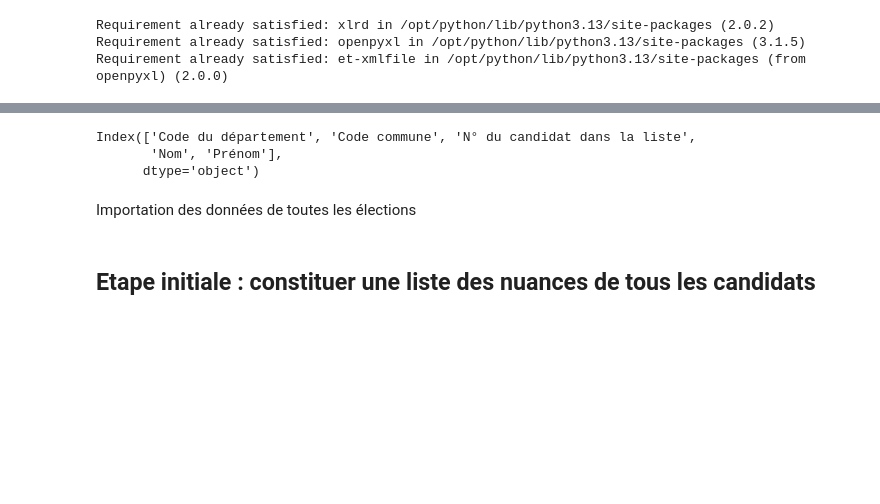
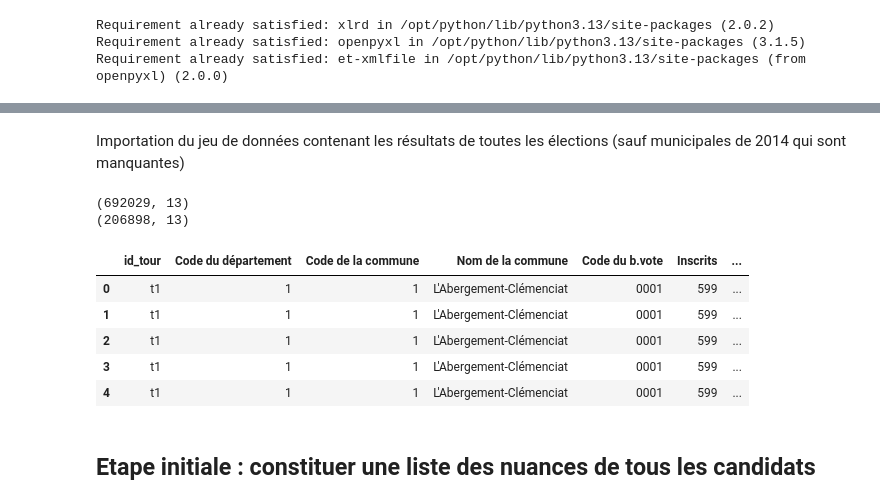
Before and after one commit to xdalp/projet3A, a Jupyter notebook: vote.ipynb, the cells around one changed output, grey strips where cells are left out. Saved outputs shown, nothing was run; the diff lists cells and outputs as text; code cells hidden in the pictures; blank space fills up the shorter version.

```diff
--- a/vote.ipynb
+++ b/vote.ipynb
@@ -66,14 +63,8 @@ df_listes_muni_2014.drop(labels = [ "Critère d'export", 'Libellé du départeme
        'Libellé abrégé liste', 'Libellé Etendu Liste',
        'Sexe', 'Nationalité',
        'Candidat au conseil communautaire', 'source'],axis = 1, inplace=True)
-# %%
-df_listes_muni_2014.columns
-# %% [output]
-Index(['Code du département', 'Code commune', 'N° du candidat dans la liste',
-       'Nom', 'Prénom'],
-      dtype='object')
 # %% [markdown]
-Importation des données de toutes les élections
+Importation du jeu de données contenant les résultats de toutes les élections (sauf municipales de 2014 qui sont manquantes)
 # %%
 all_elections = pd.read_csv("/home/onyxia/work/projet3A/donnees_electorales/candidats_results.txt", sep=";")
 #mini modif manuelle à cause d'une erreur
@@ -84,3 +75,11 @@ muni_2014 = pd.read_csv("/home/onyxia/work/projet3A/donnees_electorales/MN14_Bvo
 muni_2014.columns = ['id_tour', 'Code du département', 'Code de la commune', 'Nom de la commune',
 'Code du b.vote', 'Inscrits', 'Votants', 'Exprimes', 'num liste', 'Prénom', 'Nom', 'Nuance', 'Voix']
 muni_2014['id_tour'] = "t" + muni_2014['id_tour'].astype(str)
+print(muni_2014.shape)
+
+#On supprime tous les candidats de liste sans nuance politique !!!
+muni_2014 = muni_2014[muni_2014['Nuance'] != "NC"]
+print(muni_2014.shape)
+# %% [output]
+(692029, 13)
+(206898, 13)
@@ -97,3 +86,12 @@ def simplifier_prenom(text):
+# %%
+muni_2014.head()
+# %% [output]
+|  | id_tour | Code du département | Code de la commune | Nom de la commune | Code du b.vote | Inscrits | ... |
+| 0 | t1 | 1 | 1 | L'Abergement-Clémenciat | 0001 | 599 | ... |
+| 1 | t1 | 1 | 1 | L'Abergement-Clémenciat | 0001 | 599 | ... |
+| 2 | t1 | 1 | 1 | L'Abergement-Clémenciat | 0001 | 599 | ... |
+| 3 | t1 | 1 | 1 | L'Abergement-Clémenciat | 0001 | 599 | ... |
+| 4 | t1 | 1 | 1 | L'Abergement-Clémenciat | 0001 | 599 | ... |
 # %% [markdown]
 ## Etape initiale : constituer une liste des nuances de tous les candidats
 # %% [markdown]
```
Also changed, not shown: parts of 18 cells of this notebook.
